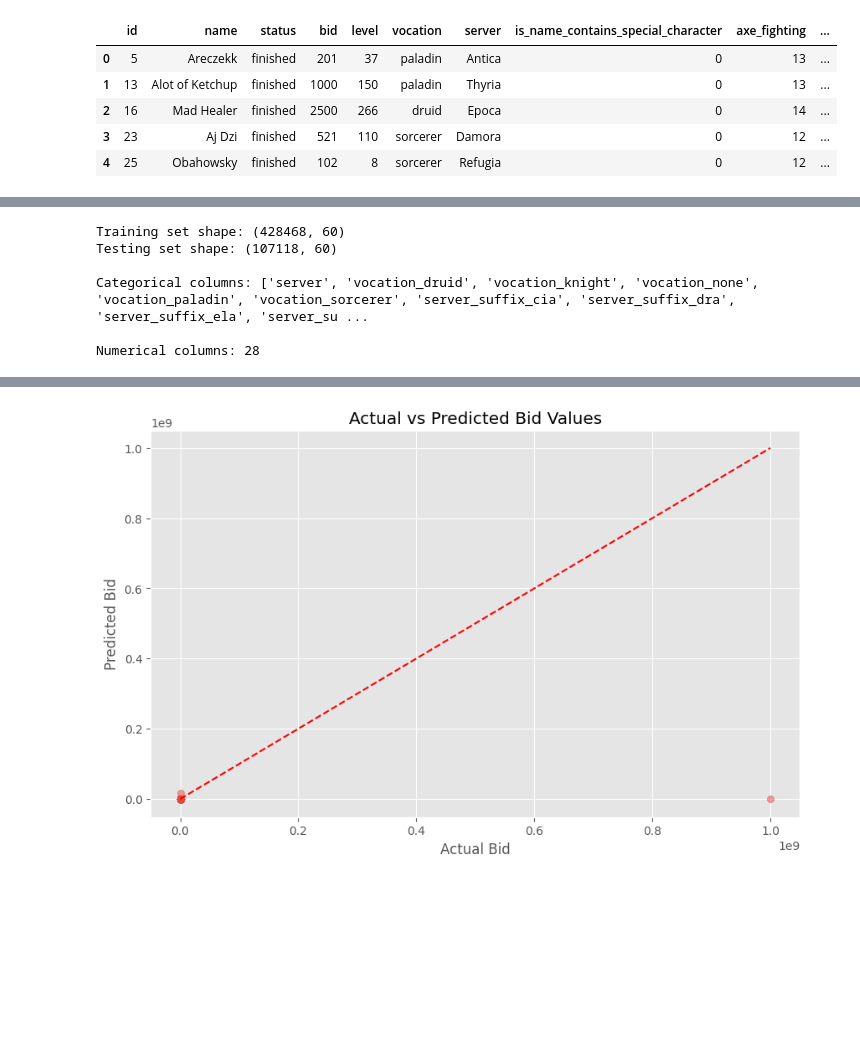
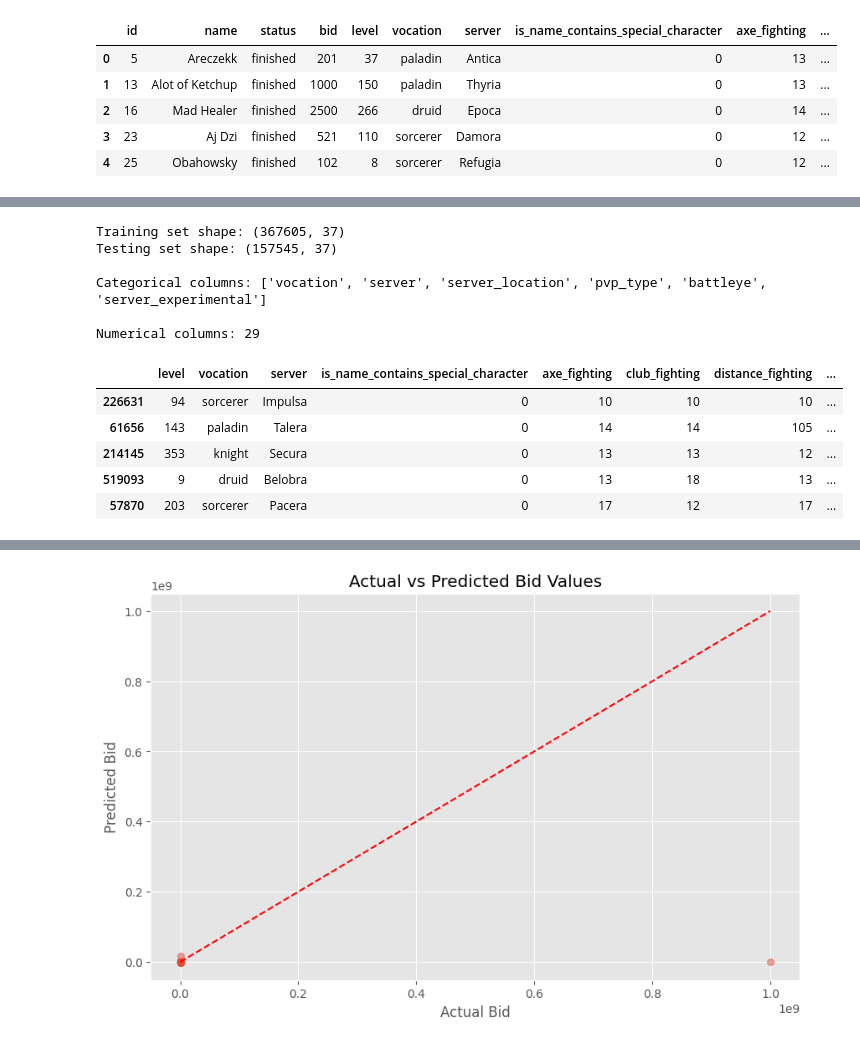
Before and after one commit to alvaroinckot/tcaqs, a Jupyter notebook: notebooks/xgboost.ipynb, the cells around one changed output, grey strips where cells are left out. Saved outputs shown, nothing was run; the diff lists cells and outputs as text; code cells hidden in the pictures; blank space fills up the shorter version.

```diff
--- a/notebooks/xgboost.ipynb
+++ b/notebooks/xgboost.ipynb
@@ -164,24 +199,32 @@ Feature columns (60):
 Target variable: bid
 # %%
 # Split the data into training and testing sets
-X_train, X_test, y_train, y_test = train_test_split(X, y, test_size=0.2, random_state=42)
+X_train, X_test, y_train, y_test = train_test_split(X, y, test_size=0.3, random_state=42)
 
 print(f"Training set shape: {X_train.shape}")
 print(f"Testing set shape: {X_test.shape}")
 
 # Identify categorical columns for preprocessing
 categorical_cols = X.select_dtypes(include=['object', 'bool']).columns.tolist()
 numerical_cols = X.select_dtypes(include=['int64', 'float64']).columns.tolist()
 
 print(f"\nCategorical columns: {categorical_cols}")
 print(f"\nNumerical columns: {len(numerical_cols)}")
+
+X_train.head()
 # %% [output]
-Training set shape: (428468, 60)
-Testing set shape: (107118, 60)
+Training set shape: (367605, 37)
+Testing set shape: (157545, 37)
 
-Categorical columns: ['server', 'vocation_druid', 'vocation_knight', 'vocation_none', 'vocation_paladin', 'vocation_sorcerer', 'server_suffix_cia', 'server_suffix_dra', 'server_suffix_ela', 'server_su ...
+Categorical columns: ['vocation', 'server', 'server_location', 'pvp_type', 'battleye', 'server_experimental']
 
-Numerical columns: 28
+Numerical columns: 29
+|  | level | vocation | server | is_name_contains_special_character | axe_fighting | club_fighting | distance_fighting | ... |
+| 226631 | 94 | sorcerer | Impulsa | 0 | 10 | 10 | 10 | ... |
+| 61656 | 143 | paladin | Talera | 0 | 14 | 14 | 105 | ... |
+| 214145 | 353 | knight | Secura | 0 | 13 | 13 | 12 | ... |
+| 519093 | 9 | druid | Belobra | 0 | 13 | 18 | 13 | ... |
+| 57870 | 203 | sorcerer | Pacera | 0 | 17 | 12 | 17 | ... |
 # %%
 # Create preprocessing transformers
 preprocessor = ColumnTransformer(
```
Also changed, not shown: parts of 12 cells of this notebook, 3 other files.
